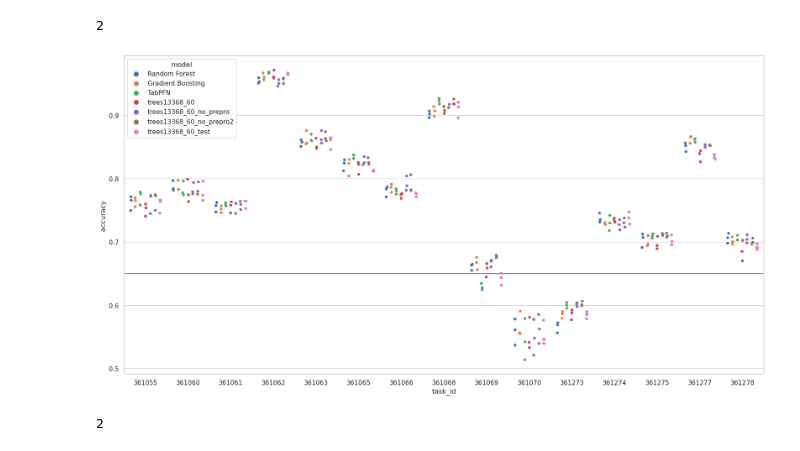
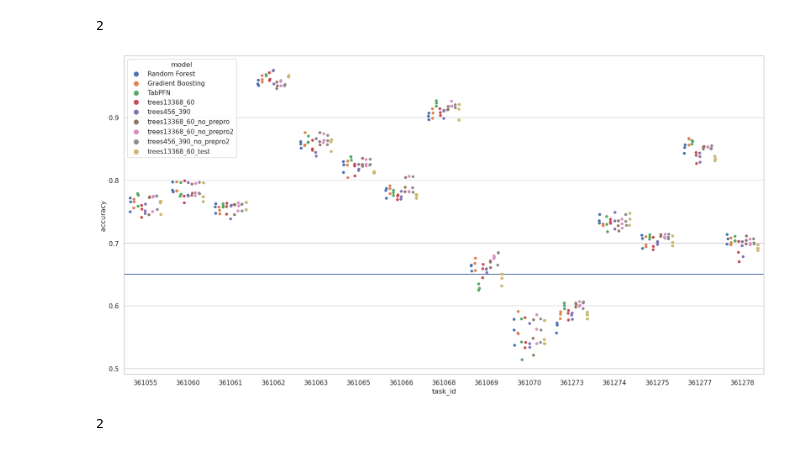
Before and after one commit to LeoGrin/TabPFN, a Jupyter notebook: tabpfn/test_model copy.ipynb, the cells around one changed output. Drawn from its saved outputs; the diff is of its cells as text; code cells hidden in the pictures.

```diff
--- a/tabpfn/test_model copy.ipynb
+++ b/tabpfn/test_model copy.ipynb
@@ -468,3 +468,5 @@ Using 2 device
 Batch size: 1
 Using a Transformer with 25.82 M parameters
 Using distributed training: False
+# %%
+model = TabPFNClassifier(no_preprocess_mode=False, device="cuda:1")
@@ -471,8 +481,11 @@ Using distributed training: False
 # %%
+
 task_id = 361069
+n_repeat = 3
 checkpoint = "trees13368_60"
 def create_model():
-    model = TabPFNClassifier()#no_preprocess_mode=False, device="cuda:1")
+    model = TabPFNClassifier(device="cuda:1", no_preprocess_mode=True)
+    model.remove_models_from_memory()
     model_pytorch = load_model("tabpfn/model_checkpoints", f"model_{checkpoint}.pt", 1, config_sample, 0)[0]
     model.model = model_pytorch
     return model
@@ -482,7 +495,7 @@ X, y, _ = import_open_ml_data(task_id=task_id, remove_nans=True, impute_nans=Fal
 accuracies = []
 for i in range(n_repeat):
     # Split the data into a training set and a test set
-    X_train, X_test, y_train, y_test = train_test_split(X, y, test_size=0.2, random_state=i+10)
+    X_train, X_test, y_train, y_test = train_test_split(X, y, test_size=0.2, random_state=i+100)
 
     # Restrict to 1000 samples for faster training
     X_train, y_train = X_train[:1000], y_train[:1000]
@@ -553,8 +566,8 @@ models = {}
 checkpoints = ["trees13368_60"]
 for checkpoint in checkpoints:
     def create_model():
-        model = TabPFNClassifier(no_preprocess_mode=True, device="cuda:0", feature_shift_decoder=False)
-        model_pytorch = load_model("tabpfn/model_checkpoints", f"model_{checkpoint}.pt", 0, model.c, 0)[0]
+        model = TabPFNClassifier(no_preprocess_mode=True, device="cuda:1")
+        model_pytorch = load_model("tabpfn/model_checkpoints", f"model_{checkpoint}.pt", 1, model.c, 0)[0]
         model.model = model_pytorch
         return model
     models[f"{checkpoint}_test"] = create_model
@@ -773,35 +773,36 @@ results["task_id"] = results["task_id"].astype(str)
 # Remove models which contains "default" or "mlp"
 #results = results[~results["model"].str.contains("default")]
 results = results[~results["model"].str.contains("mlp")]
 results = results[~results["model"].str.contains("TabPFNne")]
 results = results[~results["model"].str.contains("Logistic")]
 results = results[~results["model"].str.contains("trees66554_75")]
 results = results[~results["model"].str.contains("TabPFNno_prepro")]
-results = results[np.isin(results["model"], ["Gradient Boosting", "Random Forest", "TabPFN", "trees13368_60", "trees13368_60_test", "trees13368_60_no_prepro", "trees13368_60_no_prepro2"])]
+results = results[np.isin(results["model"], ["Gradient Boosting", "Random Forest", "TabPFN", "trees13368_60", "trees13368_60_test", "trees13368_60_no_prepro", "trees13368_60_no_prepro2",
+                                             "trees456_390", "trees456_390_no_prepro2", "trees13368_60_test"])]
 #results = results[~results["model"].str.contains("trees")]
 # create a variable to distinguish between no_prepro and no_prepro2 and nothing
 # model_type = []
 # for model in results["model"]:
 #     if "no_prepro" in model:
 #         if model == "TabPFNno_prepro":
 #             model_type.append(model)
 #         elif "no_prepro2" in model:
 #             model_type.append("no_prepro2")
 #         else:
 #             model_type.append("no_prepro")
 #     else:
 #         if "tree" in model:
 #             model_type.append("prepro")
 #         else:
 #             model_type.append(model)
 # results["model_type"] = model_type
 # Plot
 graph = sns.stripplot(x="task_id", y="accuracy", hue="model", data=results, dodge=True)
 # horizontal line for 0.65
 graph.axhline(y=0.65)
 plt.show()
 # %% [output]
-[figure, old version]
+[figure, new version]
 # %%
 graph.axhline(y=0.63)
 plt.show()
```
Also changed, not shown: parts of 7 cells of this notebook, 3 other files.
